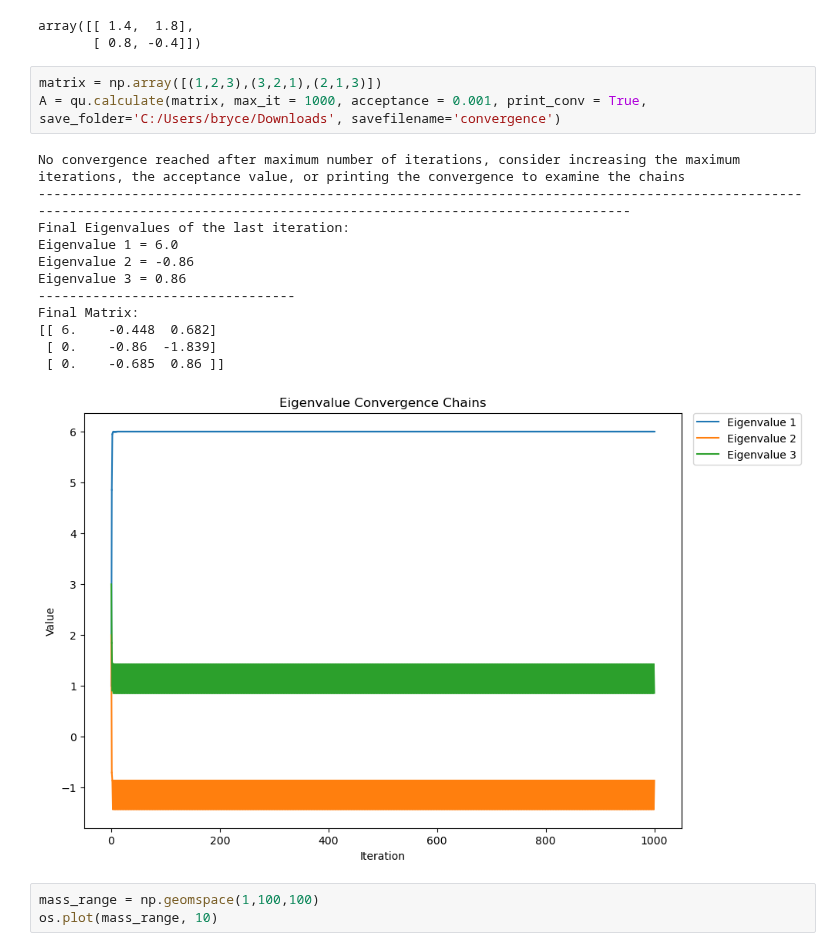
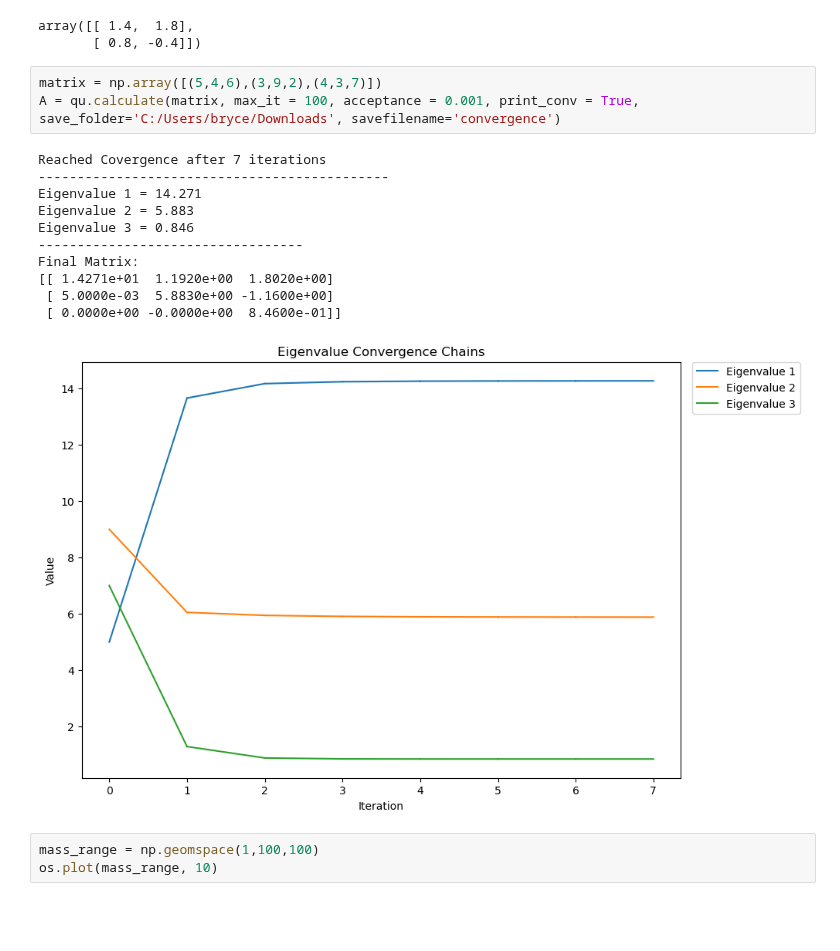
Before and after one commit to BryceDixon/Computational, a Jupyter notebook: Test1.ipynb, the cells around one changed output. Cells and saved outputs as stored; diff of their text form; blank space fills up the shorter version.

```diff
--- a/Test1.ipynb
+++ b/Test1.ipynb
@@ -36,21 +36,20 @@ A
 array([[ 1.4,  1.8],
        [ 0.8, -0.4]])
 # %%
-matrix = np.array([(1,2,3),(3,2,1),(2,1,3)])
-A = qu.calculate(matrix, max_it = 1000, acceptance = 0.001, print_conv = True, save_folder='C:/Users/bryce/Downloads', savefilename='convergence')
+matrix = np.array([(5,4,6),(3,9,2),(4,3,7)])
+A = qu.calculate(matrix, max_it = 100, acceptance = 0.001, print_conv = True, save_folder='C:/Users/bryce/Downloads', savefilename='convergence')
 # %% [output]
-No convergence reached after maximum number of iterations, consider increasing the maximum iterations, the acceptance value, or printing the convergence to examine the chains
-------------------------------------------------------------------------------------------------------------------------------------------------------------------------------
-Final Eigenvalues of the last iteration:
-Eigenvalue 1 = 6.0
-Eigenvalue 2 = -0.86
-Eigenvalue 3 = 0.86
----------------------------------
+Reached Covergence after 7 iterations
+---------------------------------------------
+Eigenvalue 1 = 14.271
+Eigenvalue 2 = 5.883
+Eigenvalue 3 = 0.846
+----------------------------------
 Final Matrix:
-[[ 6.    -0.448  0.682]
- [ 0.    -0.86  -1.839]
- [ 0.    -0.685  0.86 ]]
+[[ 1.4271e+01  1.1920e+00  1.8020e+00]
+ [ 5.0000e-03  5.8830e+00 -1.1600e+00]
+ [ 0.0000e+00 -0.0000e+00  8.4600e-01]]
-[figure, old version]
+[figure, new version]
 # %%
 mass_range = np.geomspace(1,100,100)
 os.plot(mass_range, 10)
```
Also changed, not shown: 1 other file.
